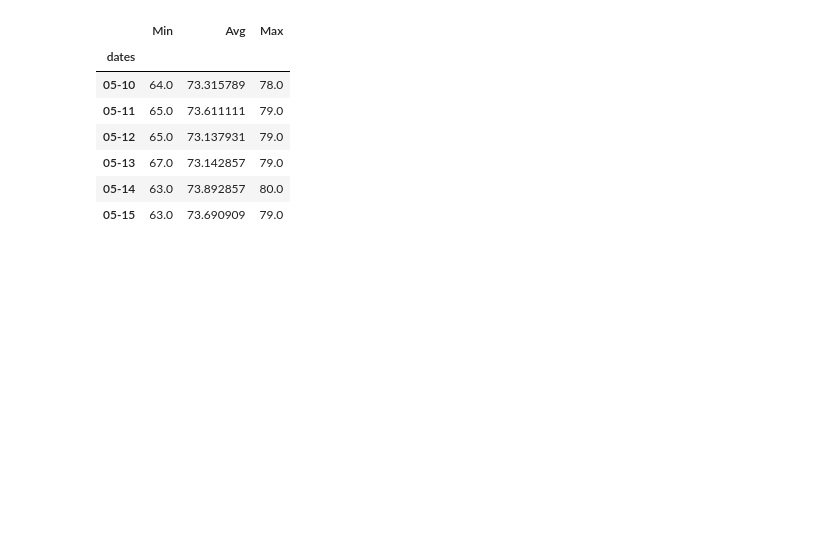
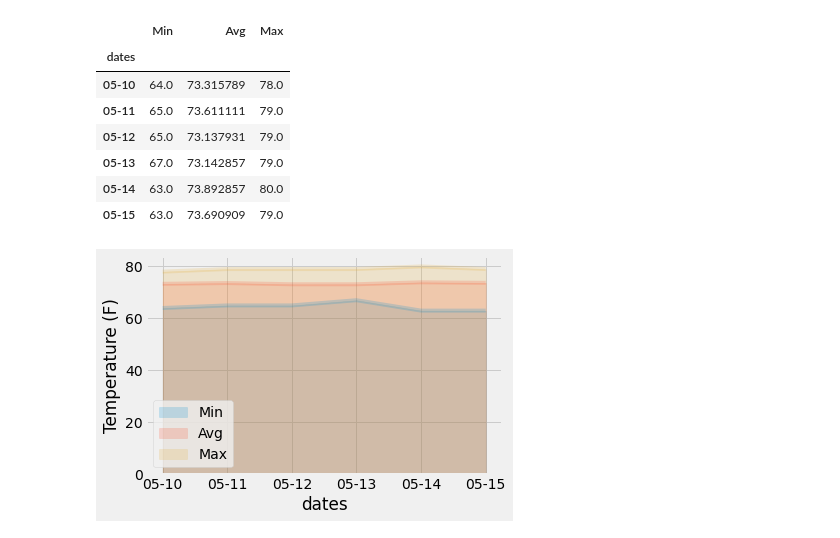
Before and after one commit to potterc22/sqlalchemy-challenge, a Jupyter notebook: climate_starter.ipynb, the cells around one changed output. Drawn from its saved outputs; the diff is of its cells as text; code cells hidden in the pictures; blank space fills up the shorter version.

```diff
--- a/climate_starter.ipynb
+++ b/climate_starter.ipynb
@@ -279,3 +285,9 @@ trip_summary
 | 05-15 | 63.0 | 73.690909 | 79.0 |
 # %%
 # Plot the daily normals as an area plot with `stacked=False`
+trip_summary.plot(kind='area',stacked=False, alpha=0.2)
+plt.ylabel('Temperature (F)')
+plt.tight_layout()
+plt.savefig("Images/normals.png")
+# %% [output]
+[figure, added]
```
Also changed, not shown: parts of 3 cells of this notebook, 9 other files.
